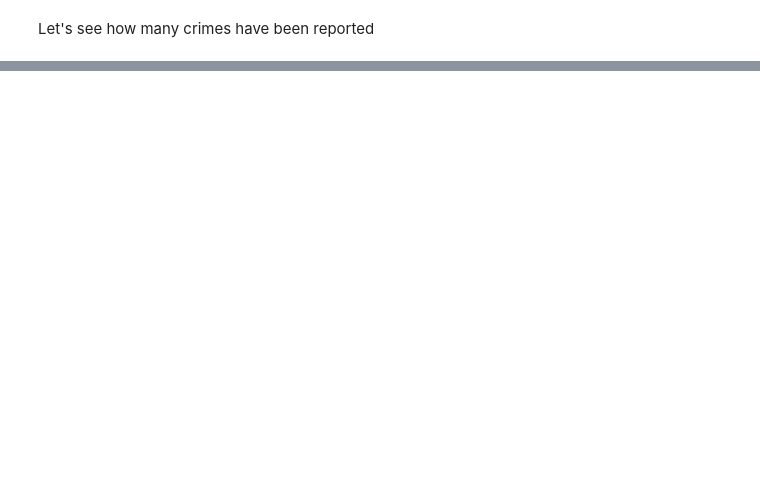
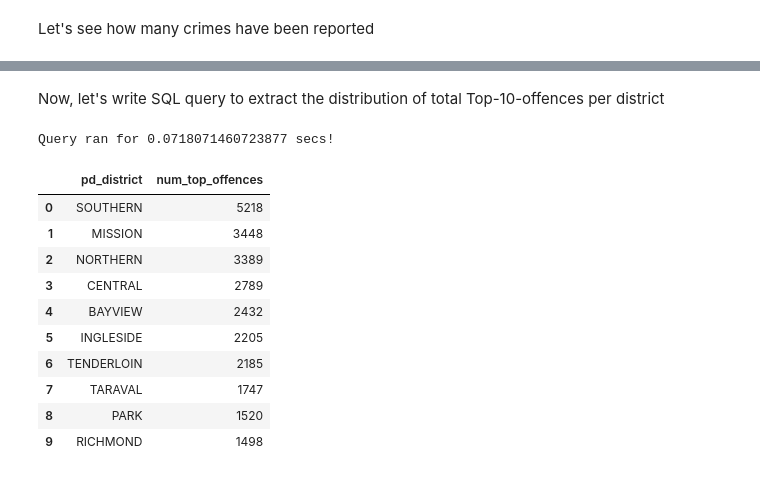
Before and after one commit to Lawrence-Krukrubo/SQL-Python_analysis_San-Francisco_Crime-Data, a Jupyter notebook: analysis1.ipynb, the cells around one changed output, grey strips where cells are left out. Cells and saved outputs as stored; diff of their text form; code cells hidden in the pictures; blank space fills up the shorter version.

```diff
--- a/analysis1.ipynb
+++ b/analysis1.ipynb
@@ -165,0 +197,23 @@ Query ran for 0.0418550968170166 secs!
+# %% [markdown]
+Now, let's write SQL query to extract the distribution of total Top-10-offences per district
+# %%
+query_to_df(
+"WITH \
+t1 AS (SELECT DISTINCT category, COUNT(*) count FROM sf_crime_data GROUP BY 1 ORDER BY 2 DESC LIMIT 10), \
+t2 AS (SELECT DISTINCT pd_district, COUNT(*) num_top_offences FROM sf_crime_data WHERE category IN \
+(SELECT category FROM t1) GROUP BY 1 ORDER BY 2 DESC) \
+SELECT * FROM t2;"
+)
+# %% [output]
+Query ran for 0.0718071460723877 secs!
+|  | pd_district | num_top_offences |
+| 0 | SOUTHERN | 5218 |
+| 1 | MISSION | 3448 |
+| 2 | NORTHERN | 3389 |
+| 3 | CENTRAL | 2789 |
+| 4 | BAYVIEW | 2432 |
+| 5 | INGLESIDE | 2205 |
+| 6 | TENDERLOIN | 2185 |
+| 7 | TARAVAL | 1747 |
+| 8 | PARK | 1520 |
+| 9 | RICHMOND | 1498 |
```
Also changed, not shown: parts of 23 cells of this notebook.
